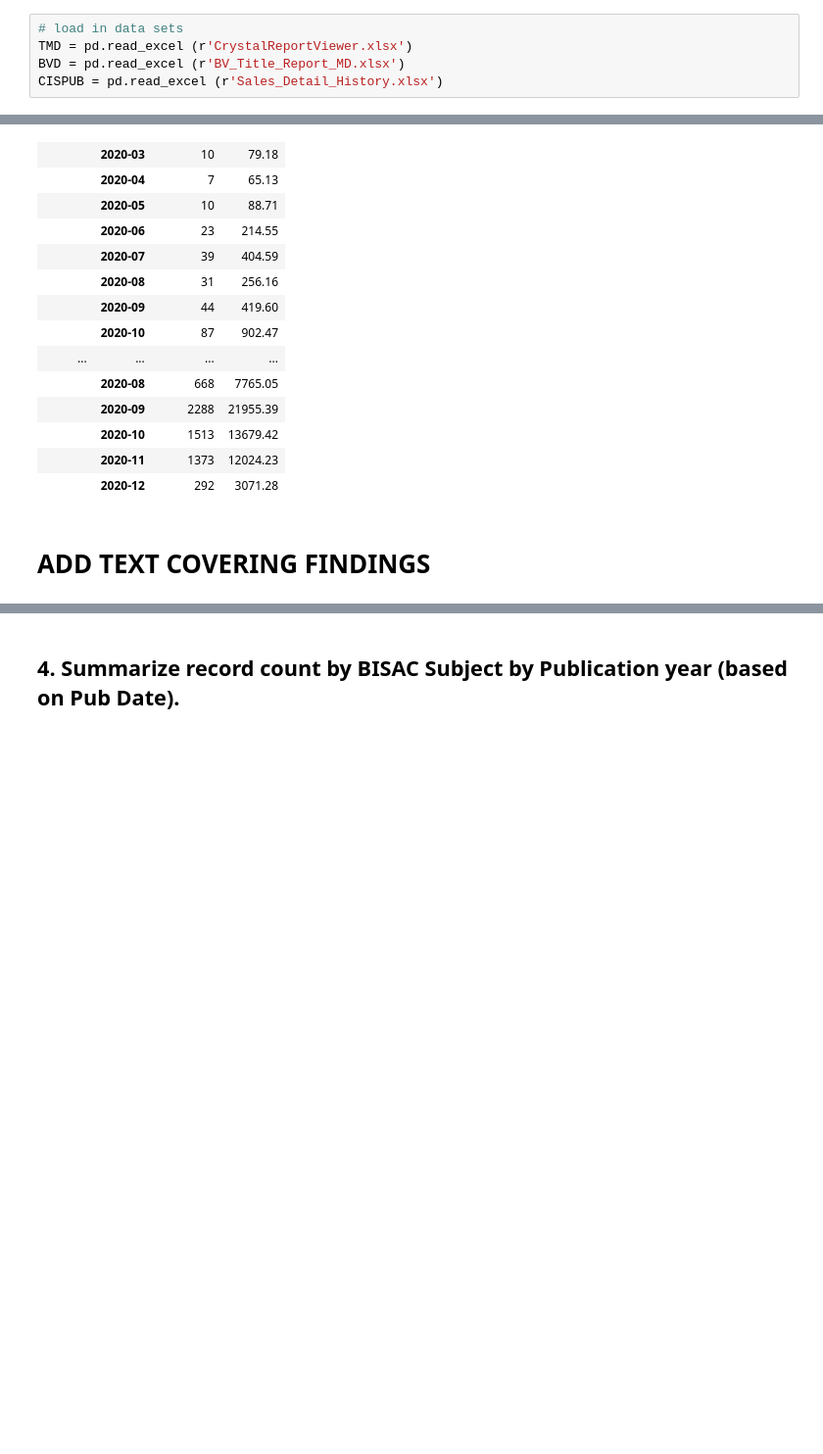
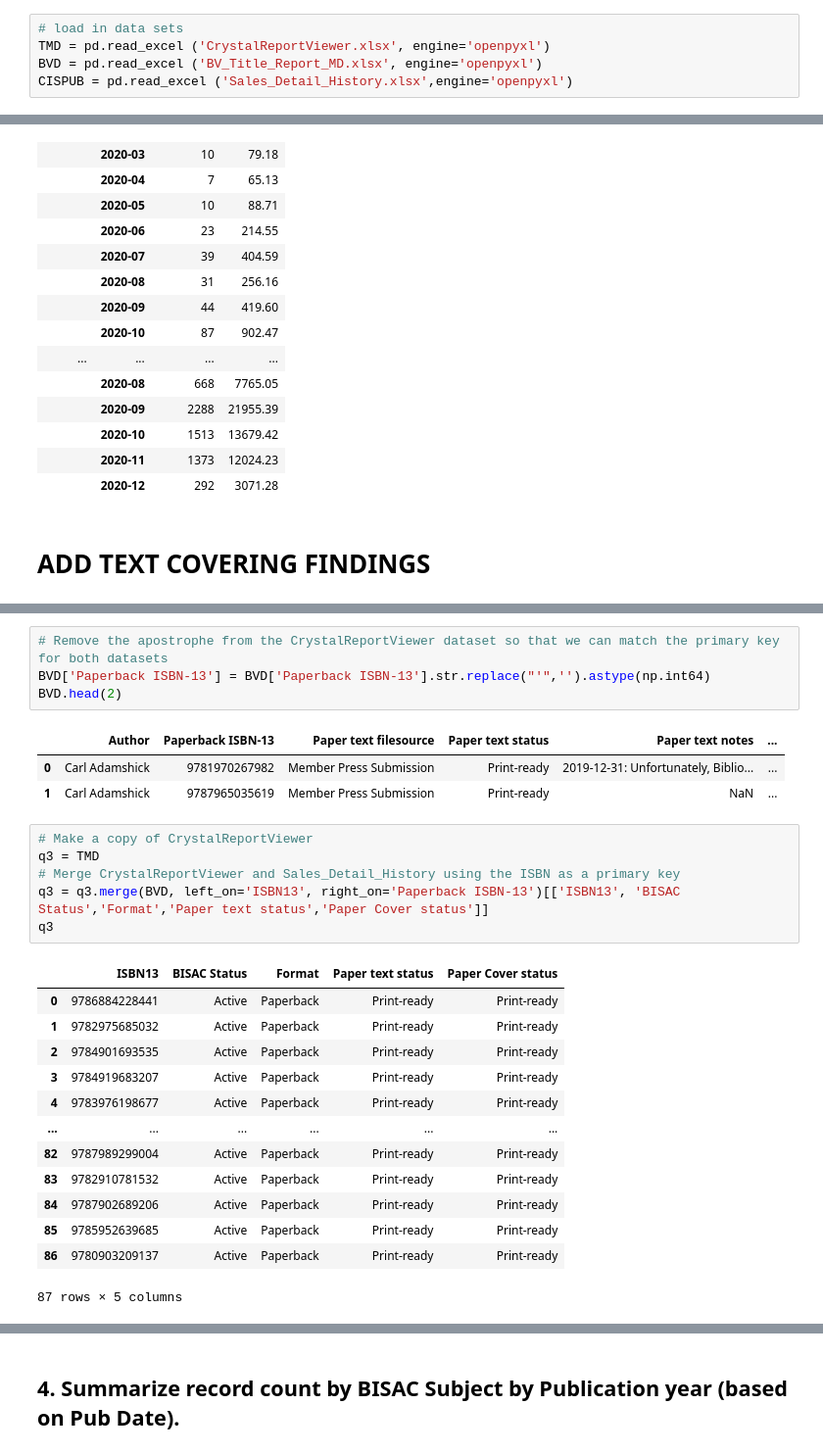
Before and after one commit to Achan40/uofc-data-analyst-challenge, a Jupyter notebook: notebook/answer.ipynb, the cells around one changed output, grey strips where cells are left out. Shown at 98% size. Cells and saved outputs as stored; diff of their text form; blank space fills up the shorter version.

```diff
--- a/notebook/answer.ipynb
+++ b/notebook/answer.ipynb
@@ -4,9 +4,9 @@ import pandas as pd
 import numpy as np
 # %%
 # load in data sets
-TMD = pd.read_excel (r'CrystalReportViewer.xlsx')
-BVD = pd.read_excel (r'BV_Title_Report_MD.xlsx')
-CISPUB = pd.read_excel (r'Sales_Detail_History.xlsx')
+TMD = pd.read_excel ('CrystalReportViewer.xlsx', engine='openpyxl')
+BVD = pd.read_excel ('BV_Title_Report_MD.xlsx', engine='openpyxl')
+CISPUB = pd.read_excel ('Sales_Detail_History.xlsx',engine='openpyxl')
 # %% [markdown]
 ## 1. Summarize sales by product Season (not Date Posted), both net units and net dollars.
 From what I can tell, the Sales_Detail_History file is the only one that deals with sales of various books. For this question, we only need to look at this data set. The Season, Net Units, and Net Amt are our variables of intrest.
@@ -133,0 +145,28 @@ q2.groupby(['Format','Month'])[['Net Units', 'Net Amt']].sum()
+# %%
+# Remove the apostrophe from the CrystalReportViewer dataset so that we can match the primary key for both datasets
+BVD['Paperback ISBN-13'] = BVD['Paperback ISBN-13'].str.replace("'",'').astype(np.int64)
+BVD.head(2)
+# %% [output]
+|  | Author | Paperback ISBN-13 | Paper text filesource | Paper text status | Paper text notes | ... |
+| 0 | Carl Adamshick | 9781970267982 | Member Press Submission | Print-ready | 2019-12-31: Unfortunately, Biblio... | ... |
+| 1 | Carl Adamshick | 9787965035619 | Member Press Submission | Print-ready | NaN | ... |
+# %%
+# Make a copy of CrystalReportViewer
+q3 = TMD
+# Merge CrystalReportViewer and Sales_Detail_History using the ISBN as a primary key
+q3 = q3.merge(BVD, left_on='ISBN13', right_on='Paperback ISBN-13')[['ISBN13', 'BISAC Status','Format','Paper text status','Paper Cover status']]
+q3
+# %% [output]
+|  | ISBN13 | BISAC Status | Format | Paper text status | Paper Cover status |
+| 0 | 9786884228441 | Active | Paperback | Print-ready | Print-ready |
+| 1 | 9782975685032 | Active | Paperback | Print-ready | Print-ready |
+| 2 | 9784901693535 | Active | Paperback | Print-ready | Print-ready |
+| 3 | 9784919683207 | Active | Paperback | Print-ready | Print-ready |
+| 4 | 9783976198677 | Active | Paperback | Print-ready | Print-ready |
+| ... | ... | ... | ... | ... | ... |
+| 82 | 9787989299004 | Active | Paperback | Print-ready | Print-ready |
+| 83 | 9782910781532 | Active | Paperback | Print-ready | Print-ready |
+| 84 | 9787902689206 | Active | Paperback | Print-ready | Print-ready |
+| 85 | 9785952639685 | Active | Paperback | Print-ready | Print-ready |
+| 86 | 9780903209137 | Active | Paperback | Print-ready | Print-ready |
+87 rows × 5 columns
```
Also changed, not shown: parts of 10 cells of this notebook.
